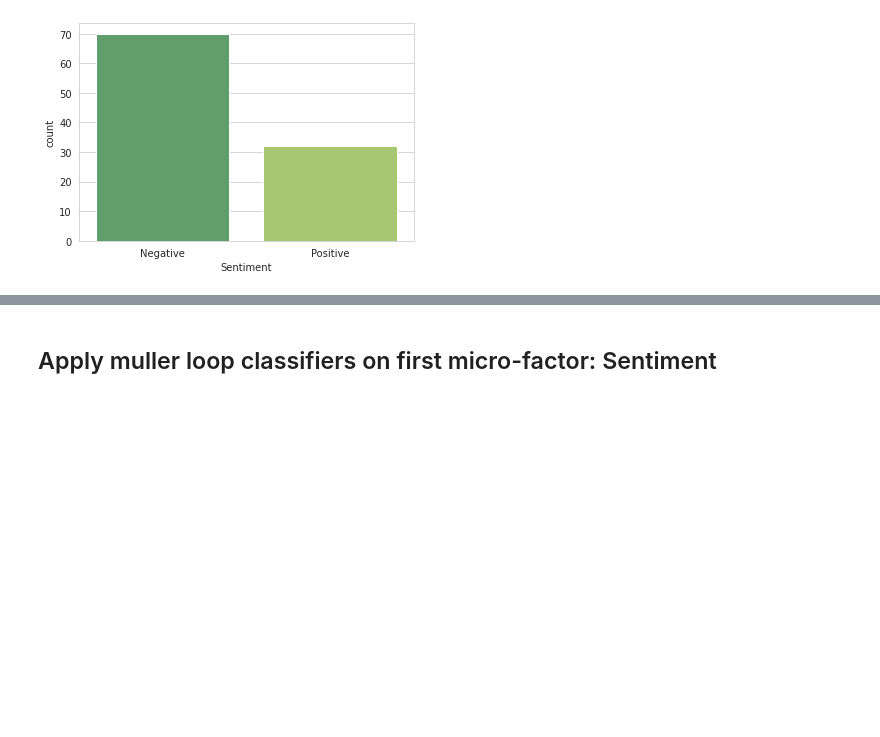
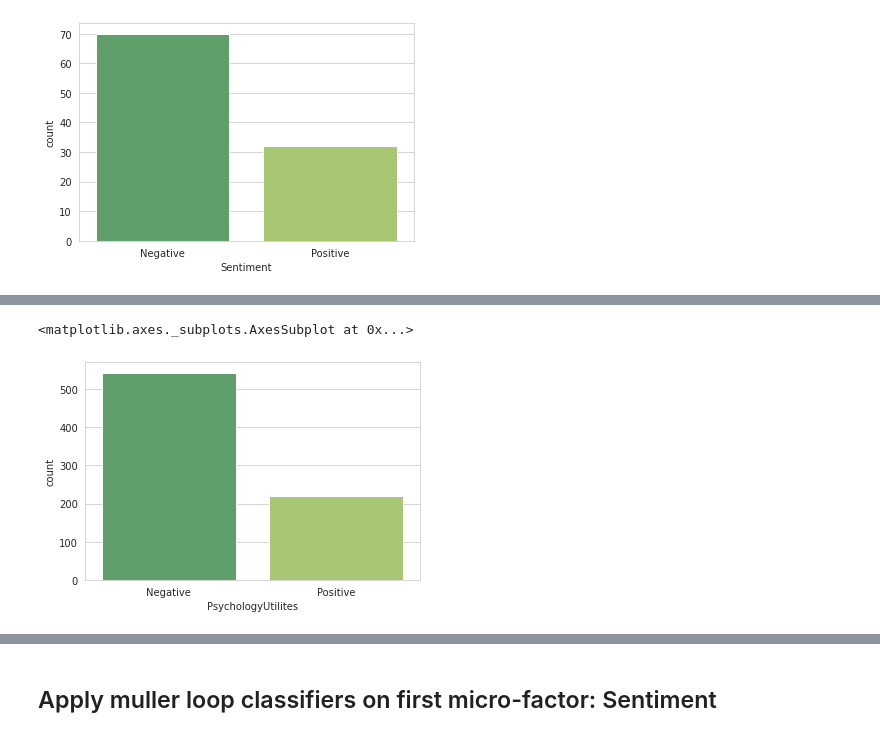
Before and after one commit to YuxingW/machine_learning, a Jupyter notebook: hw8/micro_factors_sentiment_confirmation.ipynb, the cells around one changed output, grey strips where cells are left out. Cells and saved outputs as stored; diff of their text form; code cells hidden in the pictures; blank space fills up the shorter version.

```diff
--- a/hw8/micro_factors_sentiment_confirmation.ipynb
+++ b/hw8/micro_factors_sentiment_confirmation.ipynb
@@ -211,3 +242,9 @@ df.head()
+# %%
+sns.set_style('whitegrid')
+sns.countplot(x='PsychologyUtilites',data=df, palette='summer')
+# %% [output]
+<matplotlib.axes._subplots.AxesSubplot at 0x...>
+[figure, added]
 # %%
 df.isnull().sum()
 # %% [output]
```
Also changed, not shown: parts of 27 cells of this notebook.
